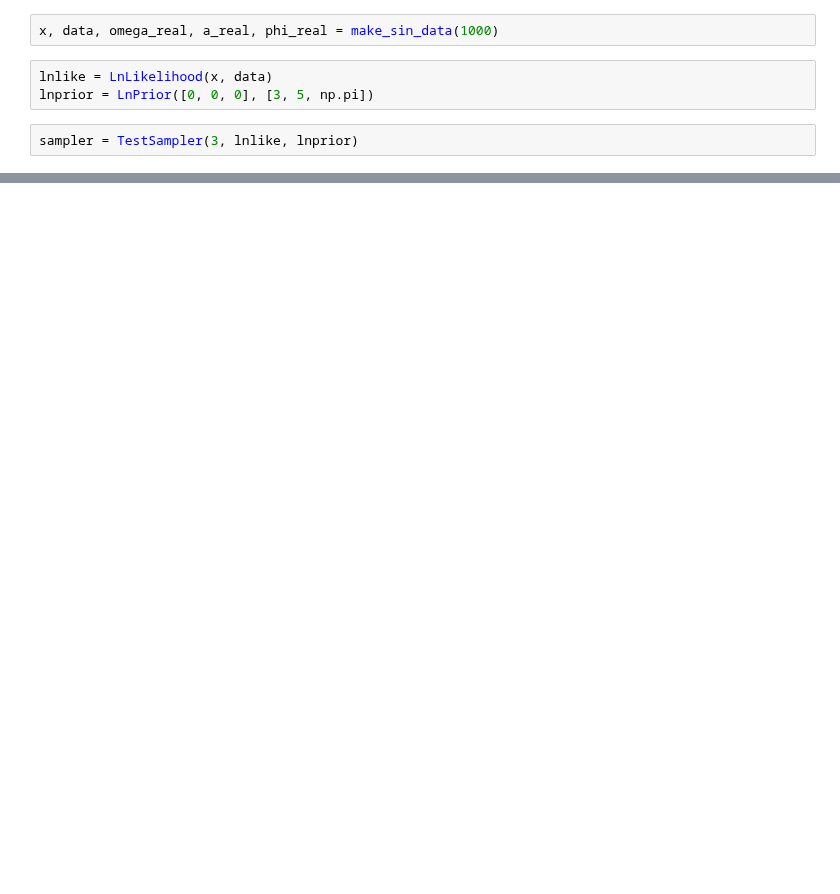
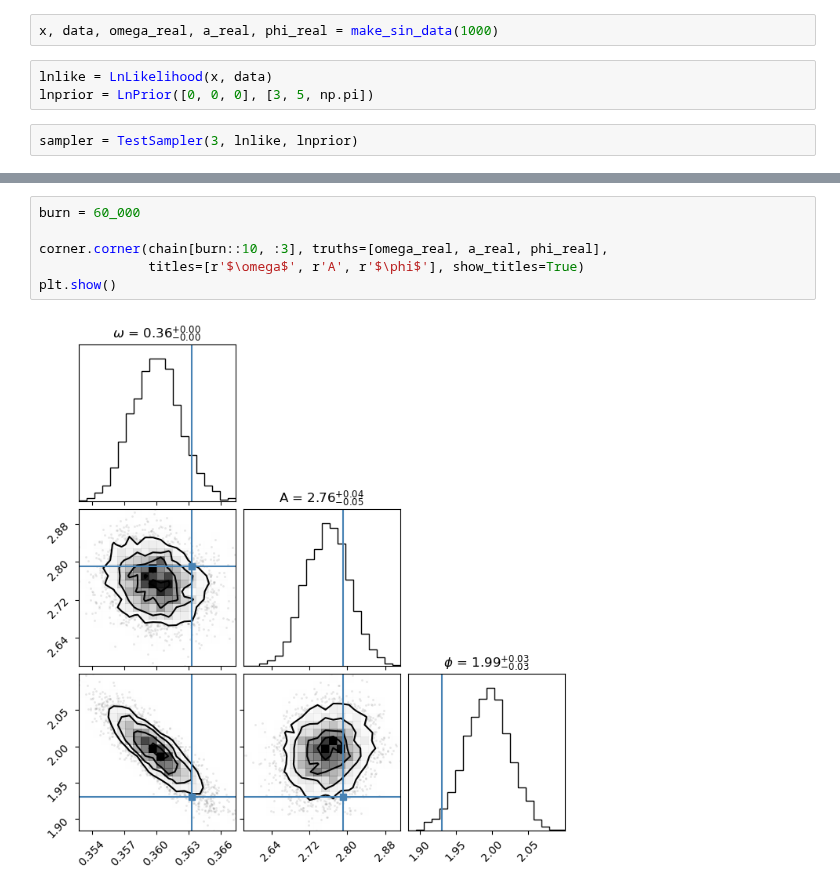
Before and after one commit to AaronDJohnson/impulse_mcmc, a Jupyter notebook: test.ipynb, the cells around one changed output, grey strips where cells are left out. Cells and saved outputs as stored; diff of their text form; blank space fills up the shorter version.

```diff
--- a/test.ipynb
+++ b/test.ipynb
@@ -218,0 +44,8 @@ omega_real,
+# %%
+burn = 60_000
+
+corner.corner(chain[burn::10, :3], truths=[omega_real, a_real, phi_real],
+              titles=[r'$\omega$', r'A', r'$\phi$'], show_titles=True)
+plt.show()
+# %% [output]
+[figure, added]
```
Also changed, not shown: parts of 9 cells of this notebook, 2 other files.
